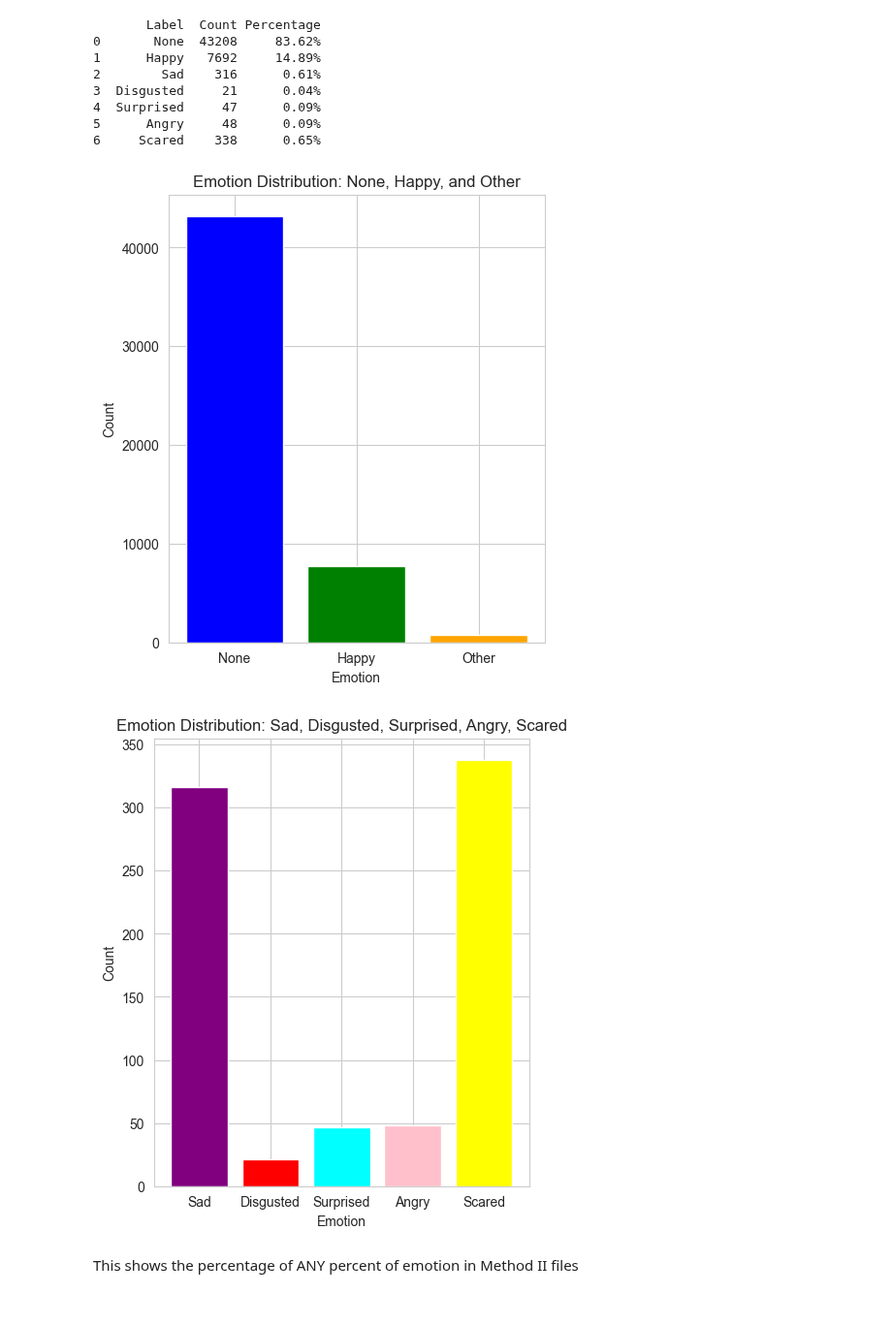
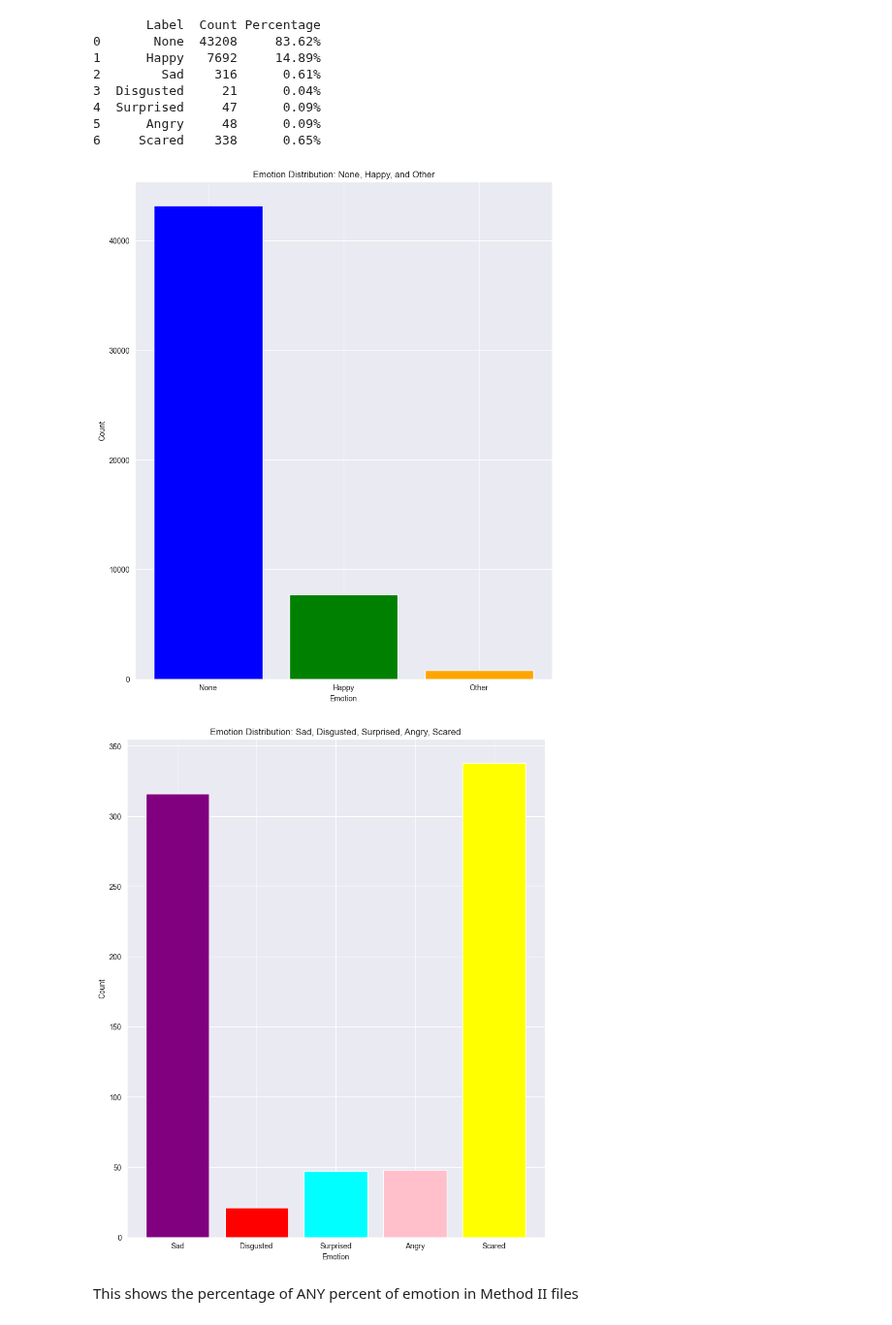
Before and after one commit to Azirral/de-face-recognition, a Jupyter notebook: CountingData.ipynb, the cells around one changed output. Shown at 97% size. Saved outputs shown, nothing was run; the diff lists cells and outputs as text; code cells hidden in the pictures.

Commit message:
Graphs resolution improved

```diff
--- a/CountingData.ipynb
+++ b/CountingData.ipynb
@@ -66,37 +66,39 @@ print(df)
 # %%
 import matplotlib.pyplot as plt
 
 other_count = df[df['Label'].isin(['Sad', 'Disgusted', 'Surprised', 'Angry', 'Scared'])]['Count'].sum()
 
 # Create a new DataFrame for the first plot
 df_plot1 = pd.DataFrame({
     'Label': ['None', 'Happy', 'Other'],
     'Count': [df[df['Label'] == 'None']['Count'].values[0],  # Count for 'None'
               df[df['Label'] == 'Happy']['Count'].values[0],  # Count for 'Happy'
               other_count]                                   # Count for 'Other'
 })
 
 # Plot for 'None', 'Happy', and 'Other'
-plt.figure(figsize=(5, 6))
+plt.figure(figsize=(10,12))
 plt.bar(df_plot1['Label'], df_plot1['Count'], color=['blue', 'green', 'orange'])
 plt.title('Emotion Distribution: None, Happy, and Other')
 plt.xlabel('Emotion')
 plt.ylabel('Count')
+plt.savefig("Method_I_Emotion_Distribution_Happy_Other.png", dpi=1000)
 plt.show()
 
 # ** Second Plot: Only 'Sad', 'Disgusted', 'Surprised', 'Angry', 'Scared' **
 df_plot2 = df[df['Label'].isin(['Sad', 'Disgusted', 'Surprised', 'Angry', 'Scared'])]
 
 # Plot for individual counts of 'Sad', 'Disgusted', 'Surprised', 'Angry', 'Scared'
-plt.figure(figsize=(5, 6))
+plt.figure(figsize=(10,12))
 plt.bar(df_plot2['Label'], df_plot2['Count'], color=['purple', 'red', 'cyan', 'pink', 'yellow'])
 plt.title('Emotion Distribution: Sad, Disgusted, Surprised, Angry, Scared')
 plt.xlabel('Emotion')
 plt.ylabel('Count')
+plt.savefig("Method_I_Emotion_Distribution_Whole.png", dpi=1000)
 plt.show()
 # %% [output]
-[figure, old version]
+[figure, new version]
-[figure, old version]
+[figure, new version]
 # %% [markdown]
 This shows the percentage of ANY percent of emotion in Method II files
 # %%
```
Also changed, not shown: parts of 4 cells of this notebook, 1 other file.
